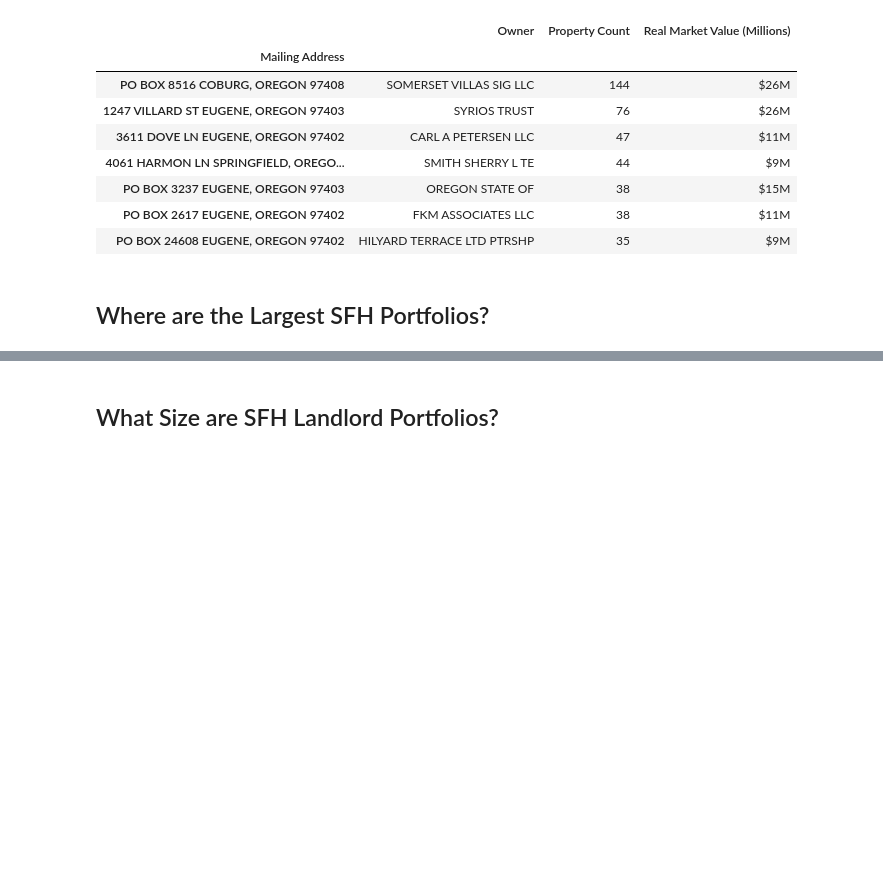
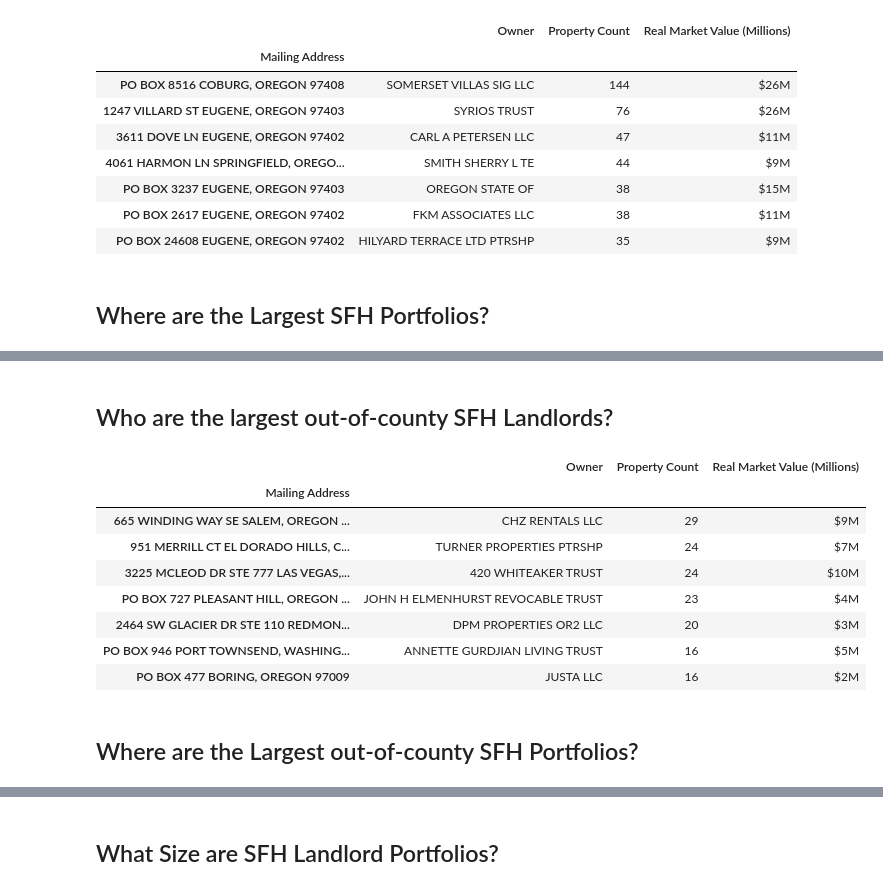
Before and after one commit to nbirnel/atlas-of-eugene, a Jupyter notebook: who-owns-the-housing.ipynb, the cells around one changed output, grey strips where cells are left out. Drawn from its saved outputs; the diff is of its cells as text; code cells hidden in the pictures; blank space fills up the shorter version.

```diff
--- a/who-owns-the-housing.ipynb
+++ b/who-owns-the-housing.ipynb
@@ -31,6 +31,12 @@ private_addresses = assessed_gdf[
     (~assessed_gdf["taxpayer_group"].isin(landowners.public.keys()))
     | (~assessed_gdf["owner_group"].isin(landowners.public.keys()))
 ]
+# %%
+in_county_regexes = [city for city in places.lane_cities if city != "EUGENE"]
+in_county_regex = "|".join(in_county_regexes)
+
+out_of_state_regexes = [state for state in places.states if state != "OREGON"]
+out_of_state_regex = "|".join(out_of_state_regexes)
 # %%
 def get_locality_owned(df):
 
@@ -194,7 +314,7 @@ def single_median(series):
 # %%
 rentals = sfh[sfh["Tenancy"] == "Rented"]
 aggregator = {
-    "Owner": single_median,
+    "Owner": eug.single_median,
     "Property Count": "sum",
     "real_market_value": "sum",
 }
@@ -214,7 +334,7 @@ sfh_landlords = (
 
 sfh_landlords["Real Market Value (Millions)"] = sfh_landlords[
     "real_market_value"
-].apply(eug.format_millions)
+].apply(eug.format_million_dollars)
 # %%
 sfh_owners = (
     sfh[["owner", "1", "real_market_value", "mailing_address"]]
@@ -282,0 +438,33 @@ eug.explore(
+# %% [markdown]
+## Who are the largest out-of-county SFH Landlords?
+# %%
+sfh_reset = sfh_landlords.reset_index()
+sfh_out_of_county = (
+    sfh_reset[
+        (~sfh_reset["Mailing Address"].str.contains("OREGON"))
+        | (
+            (sfh_reset["Mailing Address"].str.contains("OREGON"))
+            & (~sfh_reset["Mailing Address"].str.contains("EUGENE"))
+            & (
+                ~sfh_reset["Mailing Address"].str.contains(
+                    in_county_regex, regex=True
+                )
+            )
+        )
+    ]
+    .set_index("Mailing Address")
+    .drop(columns=["real_market_value"])
+)
+sfh_out_of_county.head(7)
+# %% [output]
+|  | Owner | Property Count | Real Market Value (Millions) |
+| Mailing Address |  |  |  |
+| 665 WINDING WAY SE SALEM, OREGON ... | CHZ RENTALS LLC | 29 | $9M |
+| 951 MERRILL CT EL DORADO HILLS, C... | TURNER PROPERTIES PTRSHP | 24 | $7M |
+| 3225 MCLEOD DR STE 777 LAS VEGAS,... | 420 WHITEAKER TRUST | 24 | $10M |
+| PO BOX 727 PLEASANT HILL, OREGON ... | JOHN H ELMENHURST REVOCABLE TRUST | 23 | $4M |
+| 2464 SW GLACIER DR STE 110 REDMON... | DPM PROPERTIES OR2 LLC | 20 | $3M |
+| PO BOX 946 PORT TOWNSEND, WASHING... | ANNETTE GURDJIAN LIVING TRUST | 16 | $5M |
+| PO BOX 477 BORING, OREGON 97009 | JUSTA LLC | 16 | $2M |
+# %% [markdown]
+## Where are the Largest out-of-county SFH Portfolios?
```
Also changed, not shown: parts of 18 cells of this notebook, 1 other file.
